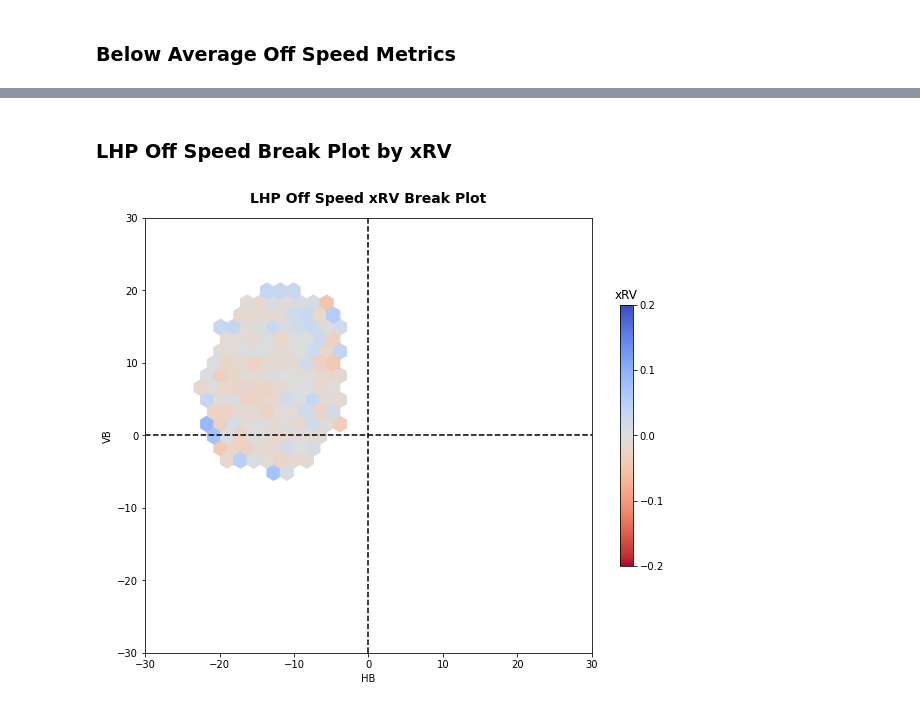
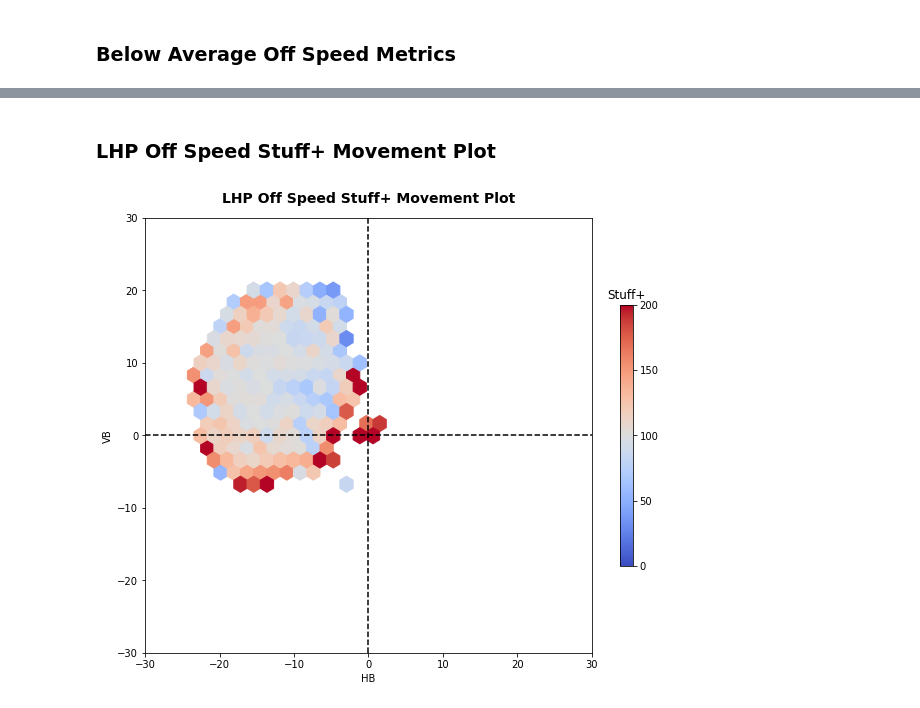
Before and after one commit to anthonyzurke/RVmodel, a Jupyter notebook: notebooks/stuff_21-22.ipynb, the cells around one changed output, grey strips where cells are left out. Cells and saved outputs as stored; diff of their text form; code cells hidden in the pictures.

```diff
--- a/notebooks/stuff_21-22.ipynb
+++ b/notebooks/stuff_21-22.ipynb
@@ -633,14 +641,14 @@ plt.title('RHP Off Speed xRV Break Plot', fontsize = 14, fontweight = 'bold', pa
 # %% [markdown]
-### LHP Off Speed Break Plot by xRV
+### LHP Off Speed Stuff+ Movement Plot
 # %%
 plt.figure(figsize = (10, 8))
 
-plt.hexbin(lhp_os['pfx_x'], lhp_os['pfx_z'], C = lhp_os['xRV'], cmap = 'coolwarm_r',
-           mincnt = 10, gridsize = 20)
-cb = plt.colorbar(ticks = [-.2,-.1, 0, .1, .2], shrink = .6)
-cb.ax.set_title('xRV'), plt.clim(-.2, .2)
+plt.hexbin(lhp_os['pfx_x'], lhp_os['pfx_z'], C = lhp_os['Stuff+'], cmap = 'coolwarm',
+           mincnt = 5, gridsize = 20)
+cb = plt.colorbar(ticks = [0, 50, 100, 150, 200], shrink = .6)
+cb.ax.set_title('Stuff+'), plt.clim(0, 200)
 plt.xlabel('HB'), plt.ylabel('VB'), plt.xlim(-30, 30), plt.ylim(-30, 30)
 plt.axhline(0, color = 'black', ls = '--'), plt.axvline(0, color = 'black', ls = '--')
-plt.title('LHP Off Speed xRV Break Plot', fontsize = 14, fontweight = 'bold', pad = 15);
+plt.title('LHP Off Speed Stuff+ Movement Plot', fontsize = 14, fontweight = 'bold', pad = 15);
 # %% [output]
-[figure, old version]
+[figure, new version]
```
Also changed, not shown: parts of 20 cells of this notebook.
